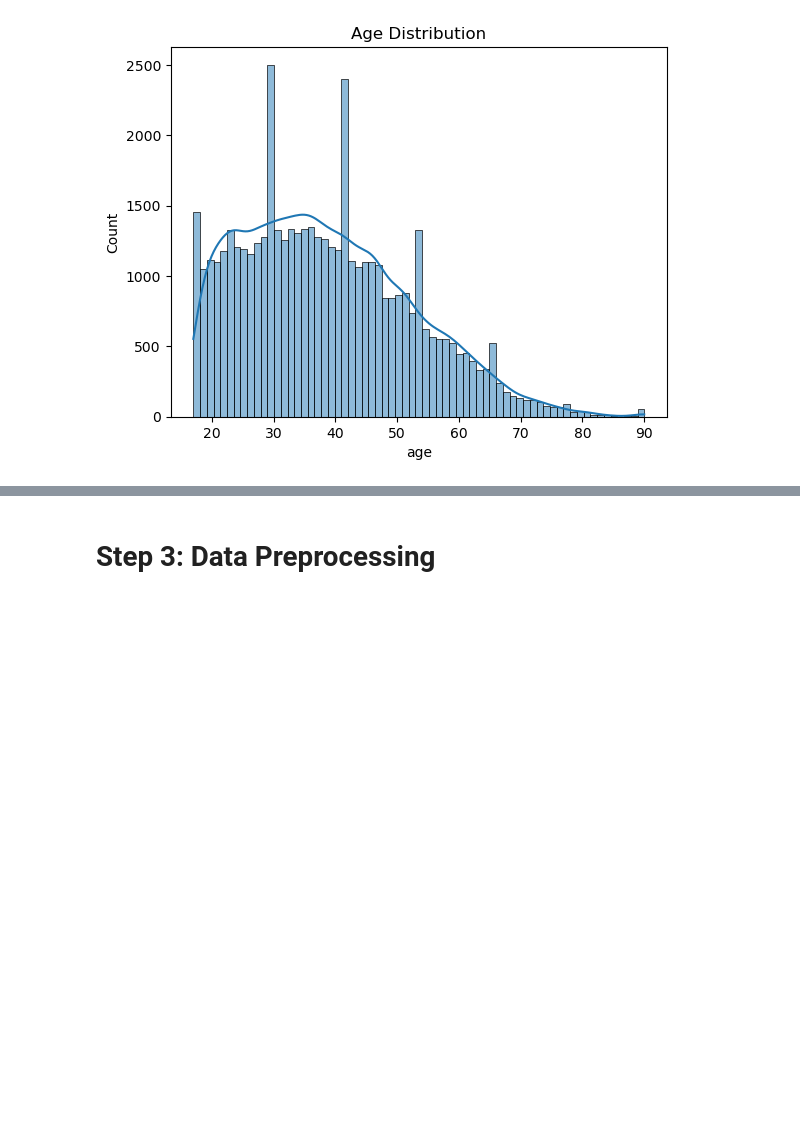
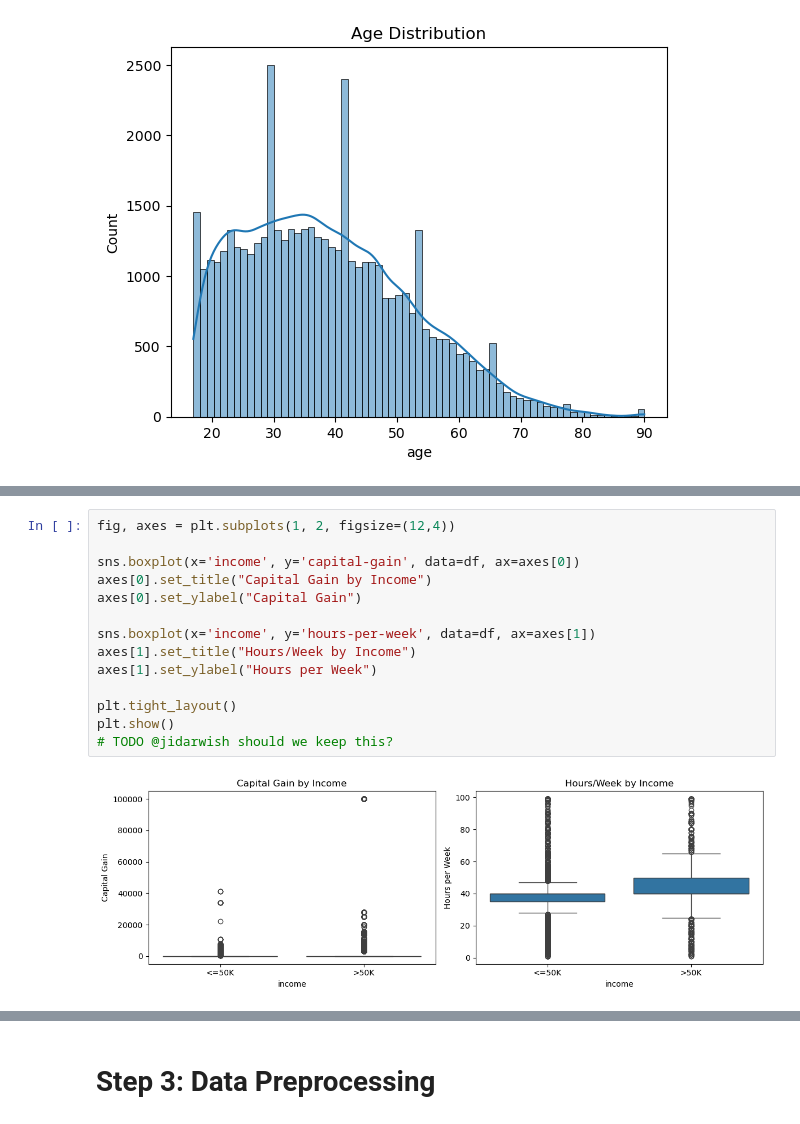
Before and after one commit to fernandobalieiro/JNations-2025, a Jupyter notebook: main.ipynb, the cells around one changed output, grey strips where cells are left out. Cells and saved outputs as stored; diff of their text form; blank space fills up the shorter version.

```diff
--- a/main.ipynb
+++ b/main.ipynb
@@ -104,0 +155,16 @@ plt.show()
+# %%
+fig, axes = plt.subplots(1, 2, figsize=(12,4))
+
+sns.boxplot(x='income', y='capital-gain', data=df, ax=axes[0])
+axes[0].set_title("Capital Gain by Income")
+axes[0].set_ylabel("Capital Gain")
+
+sns.boxplot(x='income', y='hours-per-week', data=df, ax=axes[1])
+axes[1].set_title("Hours/Week by Income")
+axes[1].set_ylabel("Hours per Week")
+
+plt.tight_layout()
+plt.show()
+# TODO @jidarwish should we keep this?
+# %% [output]
+[figure, added]
```
Also changed, not shown: parts of 36 cells of this notebook.
